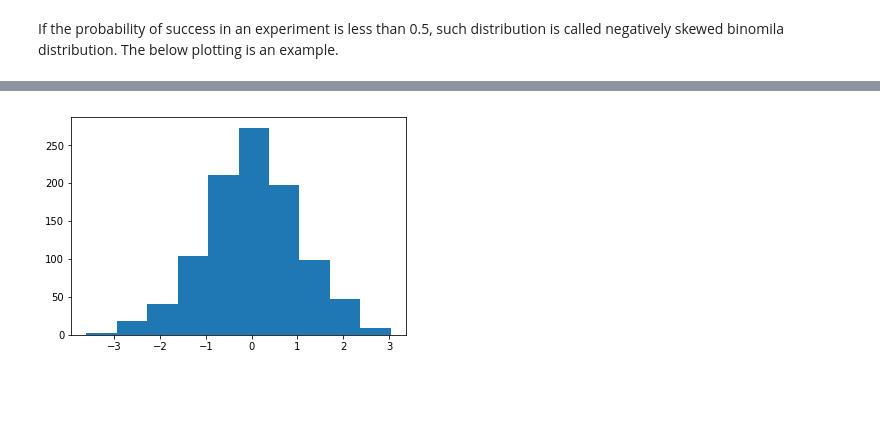
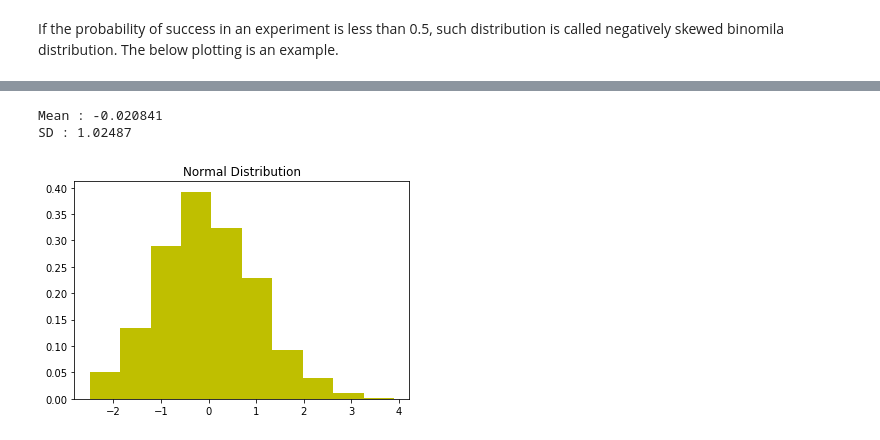
Before and after one commit to shammas012/NumpyRandom, a Jupyter notebook: NumpyRandomPackage.ipynb, the cells around one changed output, grey strips where cells are left out. Cells and saved outputs as stored; diff of their text form; code cells hidden in the pictures; blank space fills up the shorter version.

```diff
--- a/NumpyRandomPackage.ipynb
+++ b/NumpyRandomPackage.ipynb
@@ -272,8 +289,13 @@ The numpy.random.normal function draw the samples from a normal distribution and
 The below example plot the graph of a standard normal distribution, with parameters μ equal to 0 and σ equal to 1.
 # %%
 mu, sigma = 0, 1 # mean and standard deviation
-s = np.random.normal(mu, sigma, 1000)
-plt.hist(s)
+norm = np.random.normal(mu, sigma, 1000)
+plt.hist(norm, density=True, facecolor='y')
+print ("Mean : %g"  %np.mean(norm))
+print ("SD : %g"  %np.std(norm))
+plt.title('Normal Distribution')
 plt.show()
 # %% [output]
+Mean : -0.020841
+SD : 1.02487
-[figure, old version]
+[figure, new version]
```
Also changed, not shown: parts of 15 cells of this notebook.
